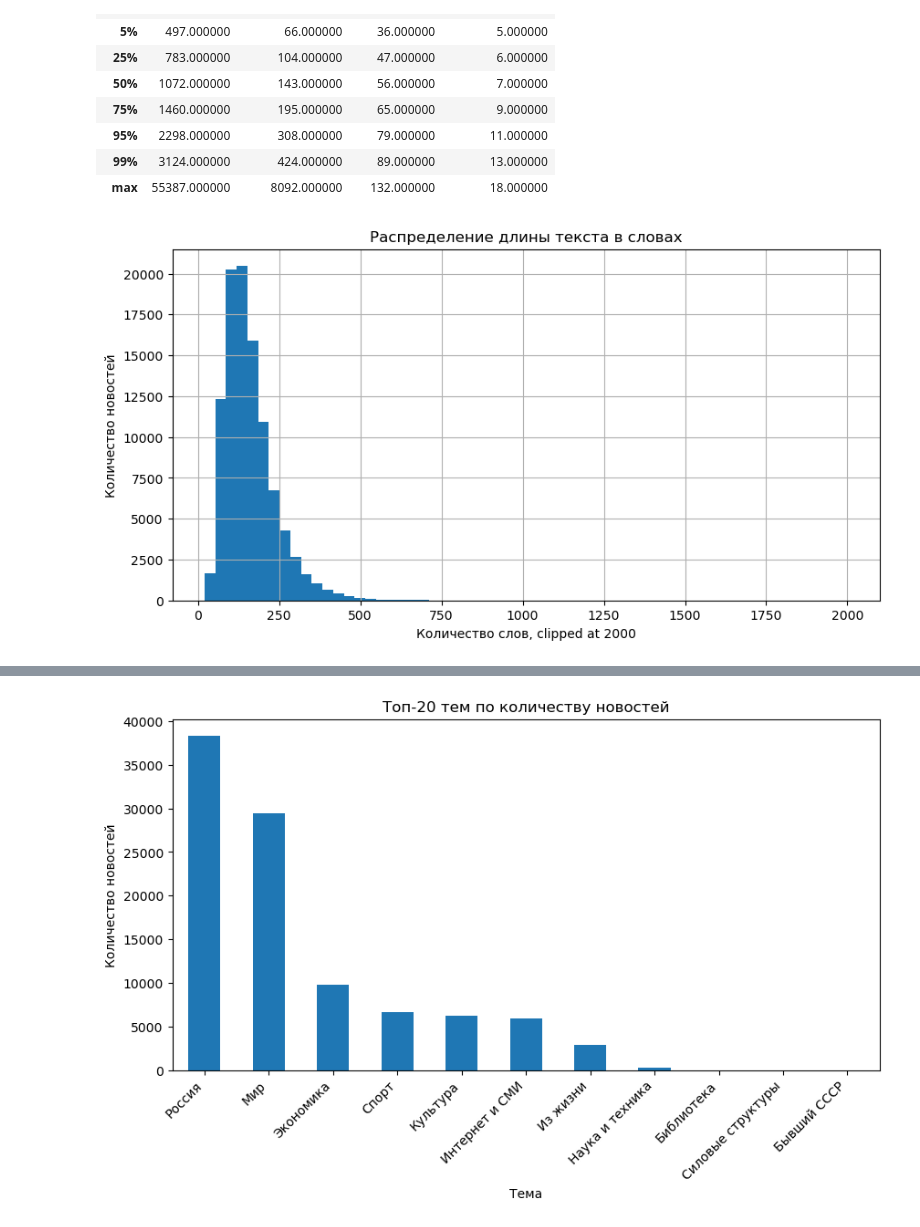
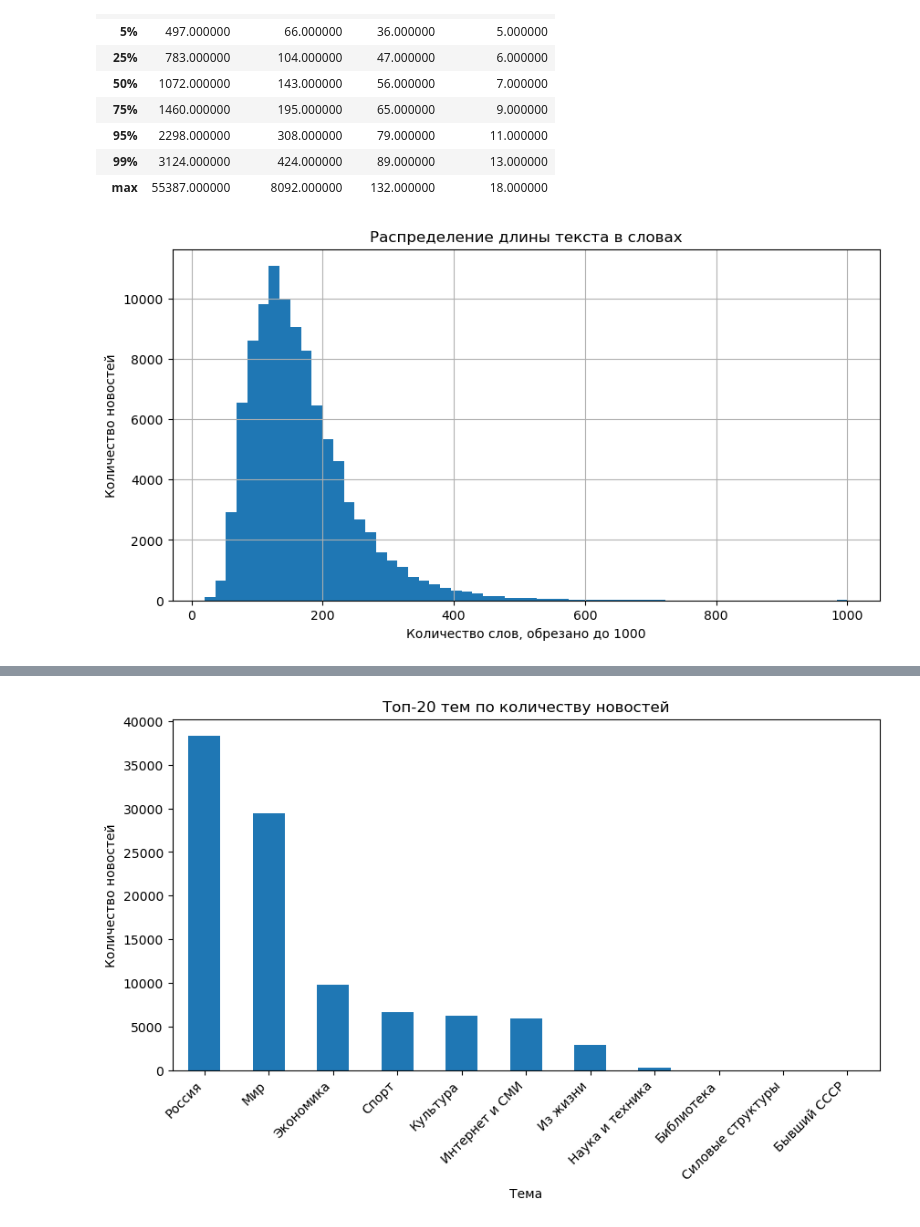
Before and after one commit to Corprus/news-flow-analysis, a Jupyter notebook: notebooks/03_data_analysis_and_dataset_preparation.ipynb, the cells around one changed output, grey strips where cells are left out. Drawn from its saved outputs; the diff is of its cells as text; code cells hidden in the pictures.

```diff
--- a/notebooks/03_data_analysis_and_dataset_preparation.ipynb
+++ b/notebooks/03_data_analysis_and_dataset_preparation.ipynb
@@ -239,6 +245,10 @@ def normalize_lenta_columns(df: pd.DataFrame) -> pd.DataFrame:
     df["title_length"] = df["title"].str.len()
     df["title_num_words"] = df["title"].str.split().str.len()
 
+    df["model_text"] = (df["title"].fillna("").astype(str) + ". " + df["text"].fillna("").astype(str)) #полный текст для токенизации
+    df["model_length"] = df["model_text"].str.len()
+    df["model_num_words"] = df["model_text"].str.split().str.len()
+
     return df
 
 news_df = normalize_lenta_columns(raw_df)
@@ -333,12 +344,12 @@ def clean_news(df: pd.DataFrame, min_words: int = 20) -> pd.DataFrame:
     df = df.dropna(subset=["published_at"])
     df = df[df["text"].str.strip() != ""]
     df = df[df["title"].str.strip() != ""]
-    df = df[df["text_num_words"] >= min_words]
+    df = df[df["model_num_words"] >= min_words]
 
     # Удаляем полные текстовые дубли.
     df = df.drop_duplicates(subset=["text"])
 
-    # Если URL есть, он тоже должен быть уникальным.
+    # Удаляем дубли URL
     if "url" in df.columns:
         df = df.sort_values("published_at")
         df = df.drop_duplicates(subset=["url"], keep="first")
@@ -389,10 +400,11 @@ clean_df[["text_length", "text_num_words", "title_length", "title_num_words"]].d
 | max | 55387.000000 | 8092.000000 | 132.000000 | 18.000000 |
 # %%
 plt.figure(figsize=(10, 5))
-clean_df["text_num_words"].clip(upper=2000).hist(bins=60)
+clip_text_display_at = 1000
+clean_df["model_num_words"].clip(upper=clip_text_display_at).hist(bins=60)
 plt.title("Распределение длины текста в словах")
-plt.xlabel("Количество слов, clipped at 2000")
+plt.xlabel(f"Количество слов, обрезано до {clip_text_display_at}")
 plt.ylabel("Количество новостей")
 plt.show()
 # %% [output]
-[figure, old version]
+[figure, new version]
```
Also changed, not shown: parts of 40 cells of this notebook.
